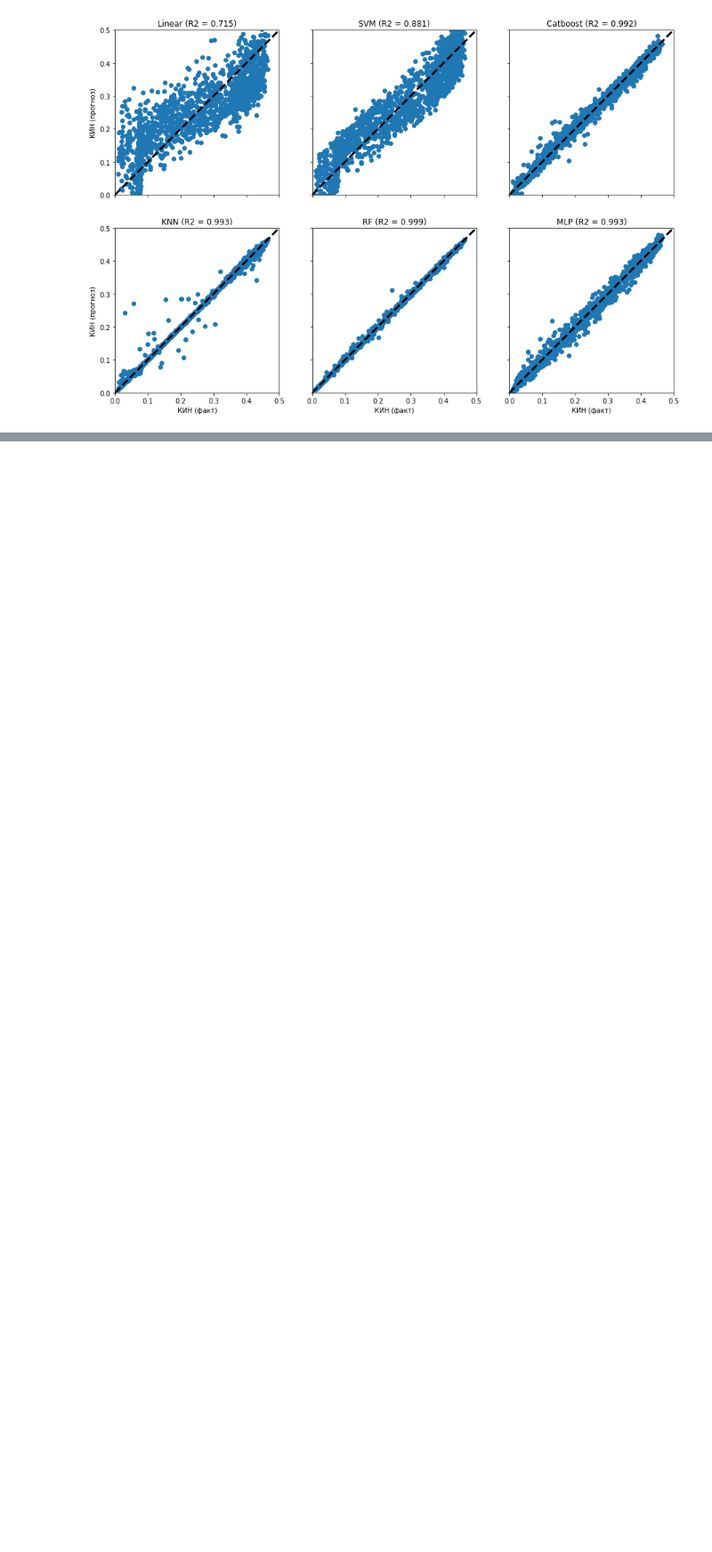
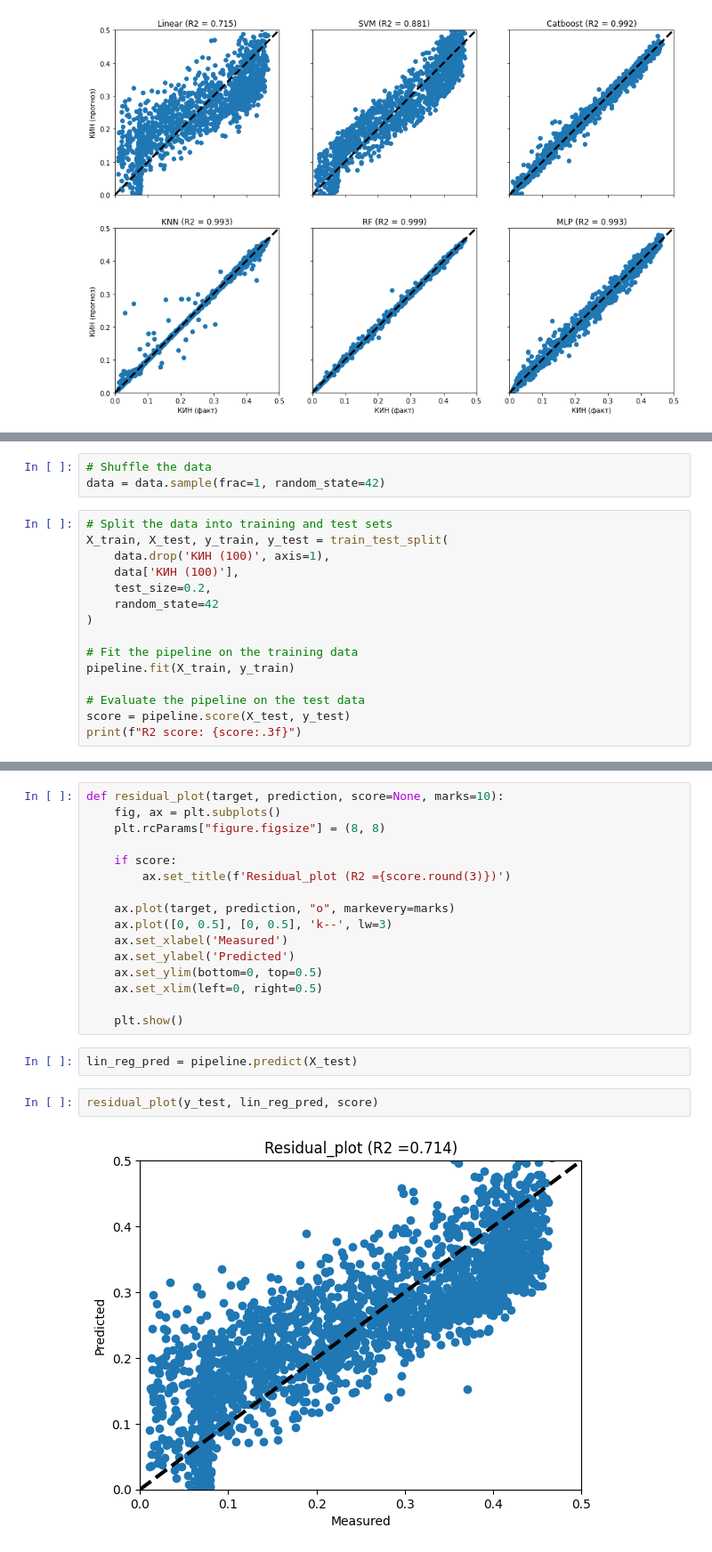
Before and after one commit to OispovIA/masters_thesis, a Jupyter notebook: notebooks/dplm_1.0.ipynb, the cells around one changed output, grey strips where cells are left out. Shown at 89% size. Drawn from its saved outputs; the diff is of its cells as text; blank space fills up the shorter version.

```diff
--- a/notebooks/dplm_1.0.ipynb
+++ b/notebooks/dplm_1.0.ipynb
@@ -770,0 +436,18 @@ NameError: name 'X_train' is not defined
+# %%
+# Shuffle the data
+data = data.sample(frac=1, random_state=42)
+# %%
+# Split the data into training and test sets
+X_train, X_test, y_train, y_test = train_test_split(
+    data.drop('КИН (100)', axis=1),
+    data['КИН (100)'],
+    test_size=0.2,
+    random_state=42
+)
+
+# Fit the pipeline on the training data
+pipeline.fit(X_train, y_train)
+
+# Evaluate the pipeline on the test data
+score = pipeline.score(X_test, y_test)
+print(f"R2 score: {score:.3f}")
@@ -770,0 +456,22 @@ NameError: name 'X_train' is not defined
+# %%
+def residual_plot(target, prediction, score=None, marks=10):
+    fig, ax = plt.subplots()
+    plt.rcParams["figure.figsize"] = (8, 8)
+
+    if score:
+        ax.set_title(f'Residual_plot (R2 ={score.round(3)})')
+
+    ax.plot(target, prediction, "o", markevery=marks)
+    ax.plot([0, 0.5], [0, 0.5], 'k--', lw=3)
+    ax.set_xlabel('Measured')
+    ax.set_ylabel('Predicted')
+    ax.set_ylim(bottom=0, top=0.5)
+    ax.set_xlim(left=0, right=0.5)
+
+    plt.show()
+# %%
+lin_reg_pred = pipeline.predict(X_test)
+# %%
+residual_plot(y_test, lin_reg_pred, score)
+# %% [output]
+[figure, added]
```
Also changed, not shown: parts of 69 cells of this notebook, 1 other file.
